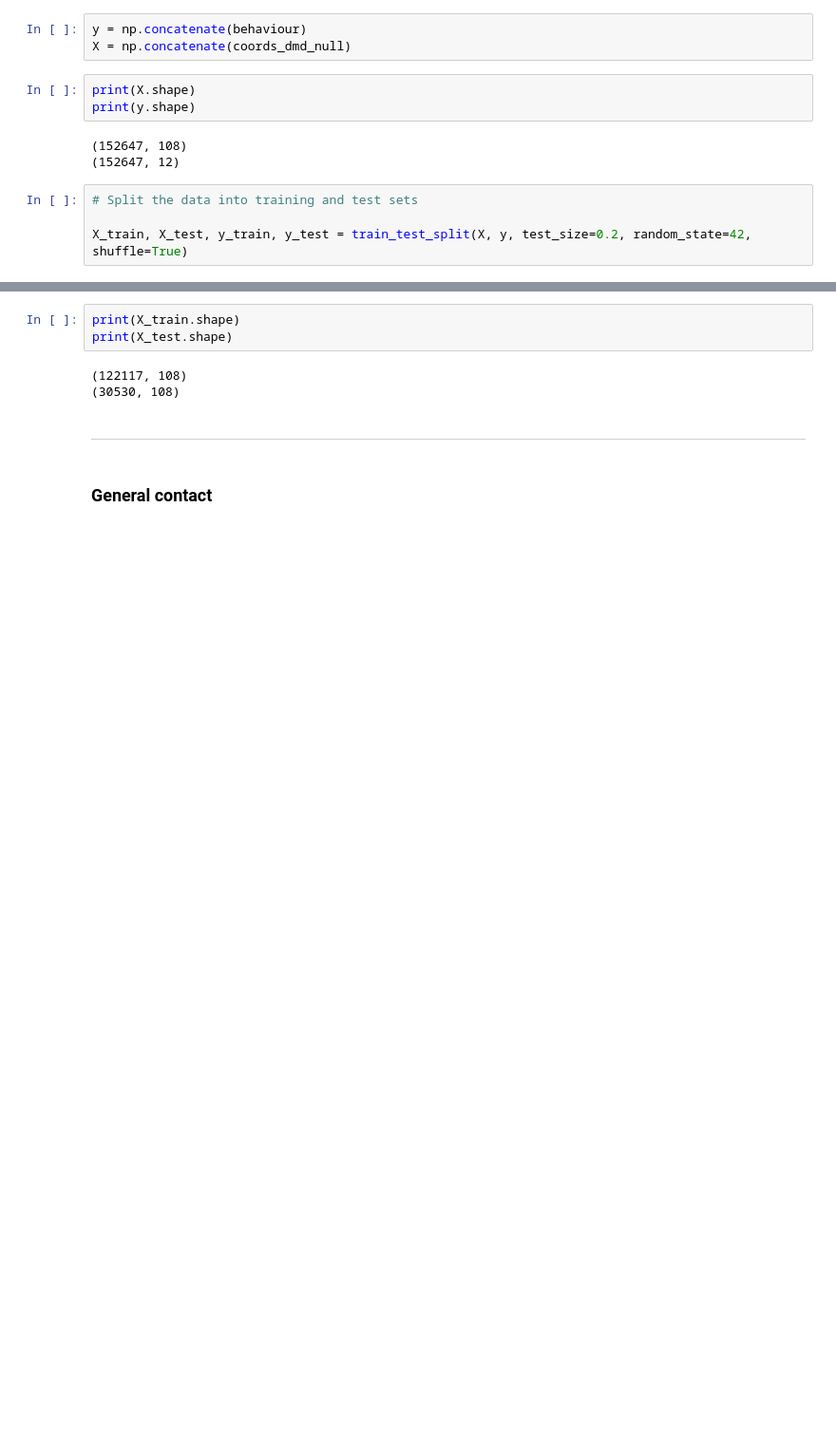
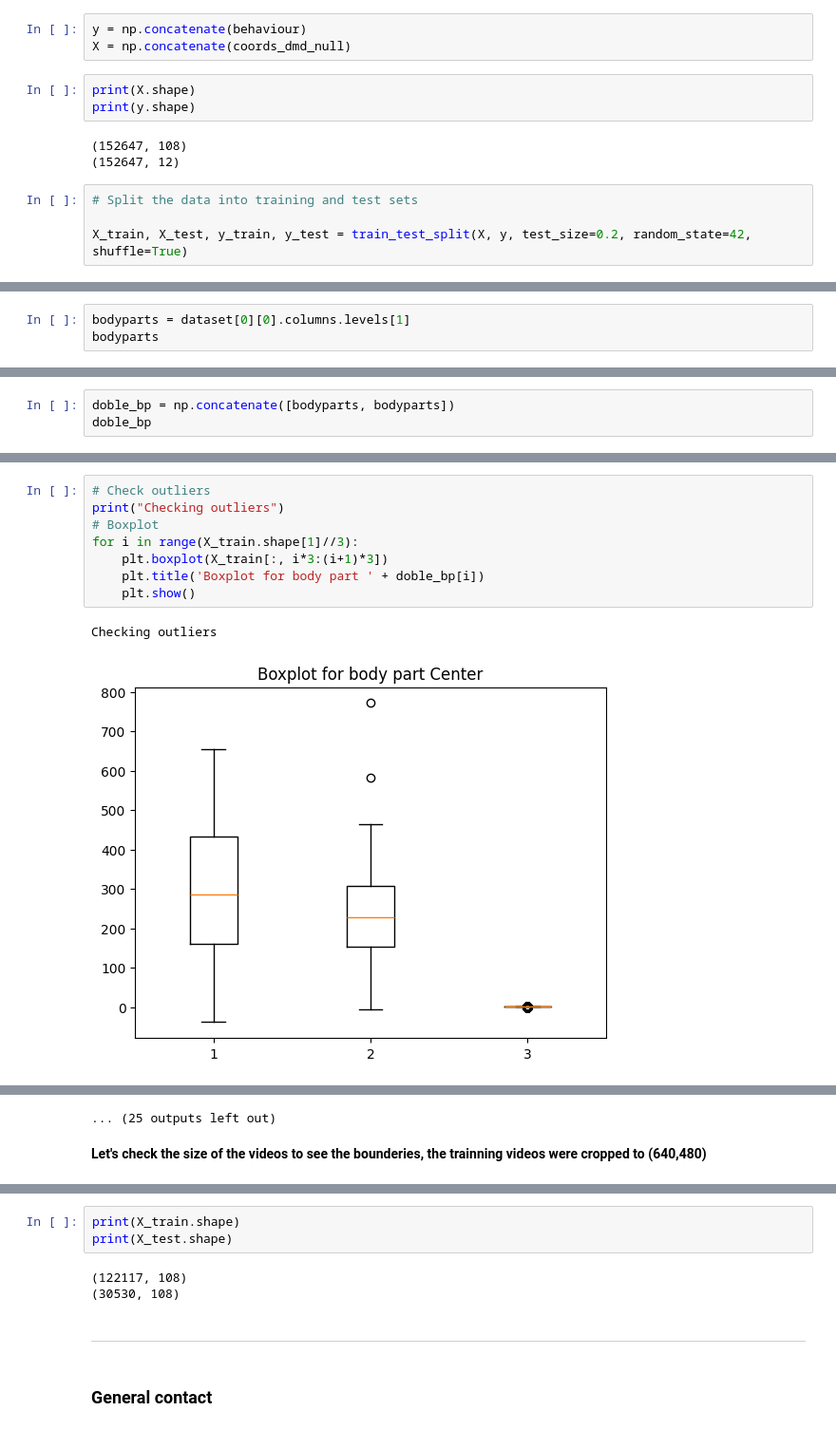
Before and after one commit to JulianAlvarezdeGiorgi/Behavioral_Tagging_of_Mice_in_multiple_Mice_setup_using_Deep_Learning, a Jupyter notebook: src/baseline_models.ipynb, the cells around one changed output, grey strips where cells are left out. Shown at 95% size. Cells and saved outputs as stored; diff of their text form; blank space fills up the shorter version.

```diff
--- a/src/baseline_models.ipynb
+++ b/src/baseline_models.ipynb
@@ -88,0 +85,3 @@ X_test = scaler.transform(X_test)
+# %%
+bodyparts = dataset[0][0].columns.levels[1]
+bodyparts
@@ -88,0 +95,3 @@ X_test = scaler.transform(X_test)
+# %%
+doble_bp = np.concatenate([bodyparts, bodyparts])
+doble_bp
@@ -88,0 +109,11 @@ X_test = scaler.transform(X_test)
+# %%
+# Check outliers
+print("Checking outliers")
+# Boxplot
+for i in range(X_train.shape[1]//3):
+    plt.boxplot(X_train[:, i*3:(i+1)*3])
+    plt.title('Boxplot for body part ' + doble_bp[i])
+    plt.show()
+# %% [output]
+Checking outliers
+[figure, added]
@@ -88,0 +130,3 @@ X_test = scaler.transform(X_test)
+... (25 outputs left out)
+# %% [markdown]
+**Let's check the size of the videos to see the bounderies, the trainning videos were cropped to (640,480)**
```
Also changed, not shown: parts of 48 cells of this notebook, 8 other files.
